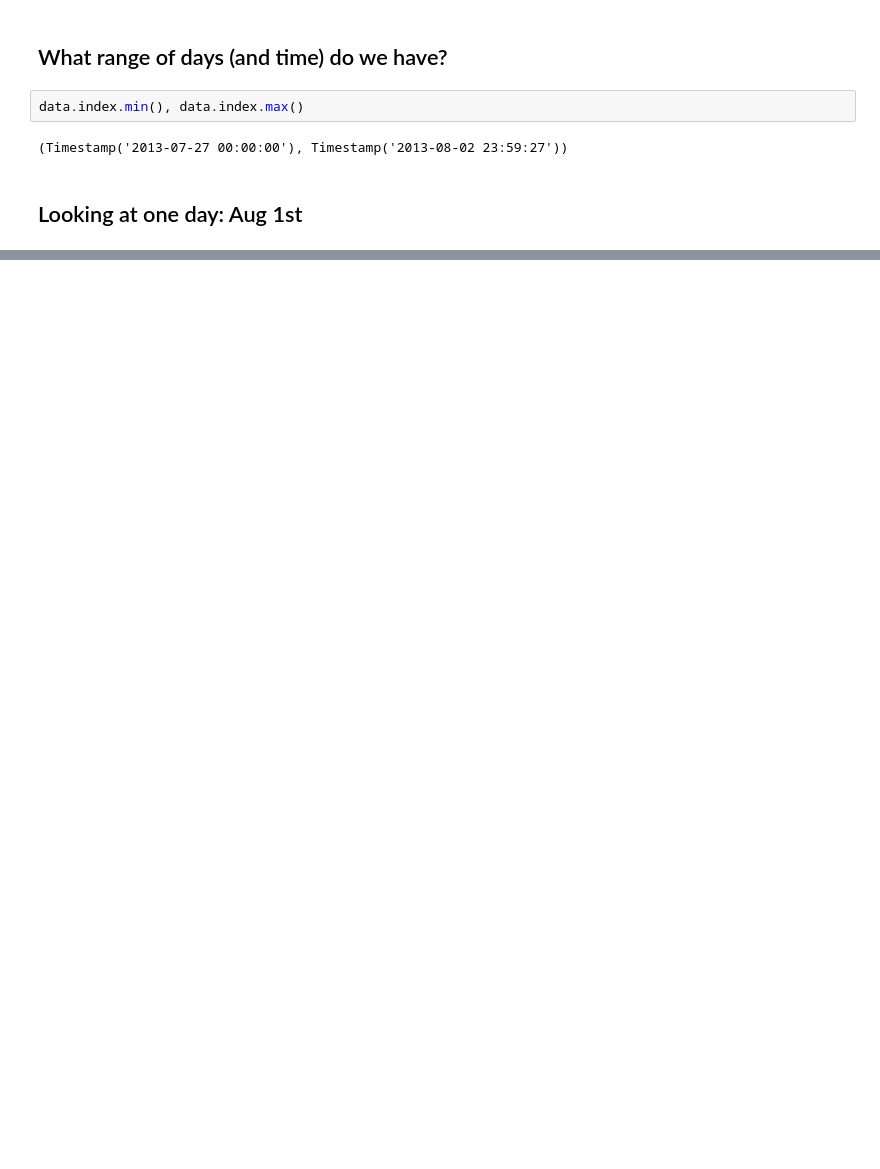
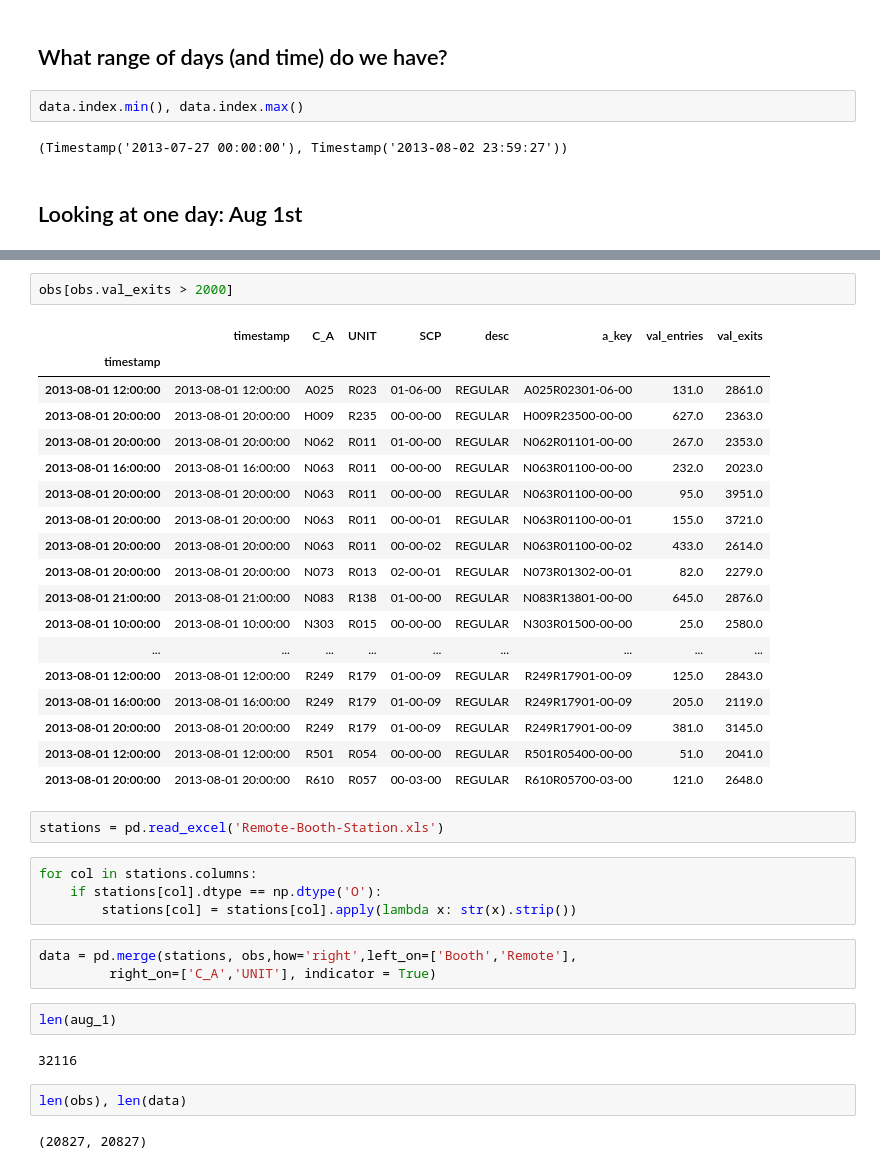
Before and after one commit to rush4ratio/MTA, a Jupyter notebook: MTA_After_Preliminary_ETL_Analysis.ipynb, the cells around one changed output, grey strips where cells are left out. Saved outputs shown, nothing was run; the diff lists cells and outputs as text; blank space fills up the shorter version.

```diff
--- a/MTA_After_Preliminary_ETL_Analysis.ipynb
+++ b/MTA_After_Preliminary_ETL_Analysis.ipynb
@@ -132,0 +234,38 @@ gr_24.to_csv('01_08_2013_mta.csv', index=False)
+# %%
+obs[obs.val_exits > 2000]
+# %% [output]
+|  | timestamp | C_A | UNIT | SCP | desc | a_key | val_entries | val_exits |
+| timestamp |  |  |  |  |  |  |  |  |
+| 2013-08-01 12:00:00 | 2013-08-01 12:00:00 | A025 | R023 | 01-06-00 | REGULAR | A025R02301-06-00 | 131.0 | 2861.0 |
+| 2013-08-01 20:00:00 | 2013-08-01 20:00:00 | H009 | R235 | 00-00-00 | REGULAR | H009R23500-00-00 | 627.0 | 2363.0 |
+| 2013-08-01 20:00:00 | 2013-08-01 20:00:00 | N062 | R011 | 01-00-00 | REGULAR | N062R01101-00-00 | 267.0 | 2353.0 |
+| 2013-08-01 16:00:00 | 2013-08-01 16:00:00 | N063 | R011 | 00-00-00 | REGULAR | N063R01100-00-00 | 232.0 | 2023.0 |
+| 2013-08-01 20:00:00 | 2013-08-01 20:00:00 | N063 | R011 | 00-00-00 | REGULAR | N063R01100-00-00 | 95.0 | 3951.0 |
+| 2013-08-01 20:00:00 | 2013-08-01 20:00:00 | N063 | R011 | 00-00-01 | REGULAR | N063R01100-00-01 | 155.0 | 3721.0 |
+| 2013-08-01 20:00:00 | 2013-08-01 20:00:00 | N063 | R011 | 00-00-02 | REGULAR | N063R01100-00-02 | 433.0 | 2614.0 |
+| 2013-08-01 20:00:00 | 2013-08-01 20:00:00 | N073 | R013 | 02-00-01 | REGULAR | N073R01302-00-01 | 82.0 | 2279.0 |
+| 2013-08-01 21:00:00 | 2013-08-01 21:00:00 | N083 | R138 | 01-00-00 | REGULAR | N083R13801-00-00 | 645.0 | 2876.0 |
+| 2013-08-01 10:00:00 | 2013-08-01 10:00:00 | N303 | R015 | 00-00-00 | REGULAR | N303R01500-00-00 | 25.0 | 2580.0 |
+| ... | ... | ... | ... | ... | ... | ... | ... | ... |
+| 2013-08-01 12:00:00 | 2013-08-01 12:00:00 | R249 | R179 | 01-00-09 | REGULAR | R249R17901-00-09 | 125.0 | 2843.0 |
+| 2013-08-01 16:00:00 | 2013-08-01 16:00:00 | R249 | R179 | 01-00-09 | REGULAR | R249R17901-00-09 | 205.0 | 2119.0 |
+| 2013-08-01 20:00:00 | 2013-08-01 20:00:00 | R249 | R179 | 01-00-09 | REGULAR | R249R17901-00-09 | 381.0 | 3145.0 |
+| 2013-08-01 12:00:00 | 2013-08-01 12:00:00 | R501 | R054 | 00-00-00 | REGULAR | R501R05400-00-00 | 51.0 | 2041.0 |
+| 2013-08-01 20:00:00 | 2013-08-01 20:00:00 | R610 | R057 | 00-03-00 | REGULAR | R610R05700-03-00 | 121.0 | 2648.0 |
+# %%
+stations = pd.read_excel('Remote-Booth-Station.xls')
+# %%
+for col in stations.columns:
+    if stations[col].dtype == np.dtype('O'):
+        stations[col] = stations[col].apply(lambda x: str(x).strip())
+# %%
+data = pd.merge(stations, obs,how='right',left_on=['Booth','Remote'],
+         right_on=['C_A','UNIT'], indicator = True)
+# %%
+len(aug_1)
+# %% [output]
+32116
+# %%
+len(obs), len(data)
+# %% [output]
+(20827, 20827)
```
Also changed, not shown: parts of 50 cells of this notebook.
